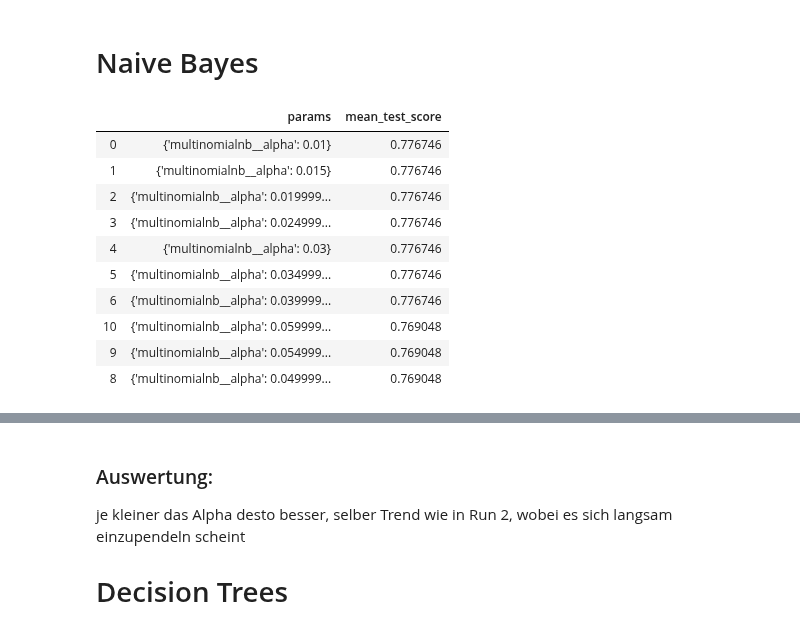
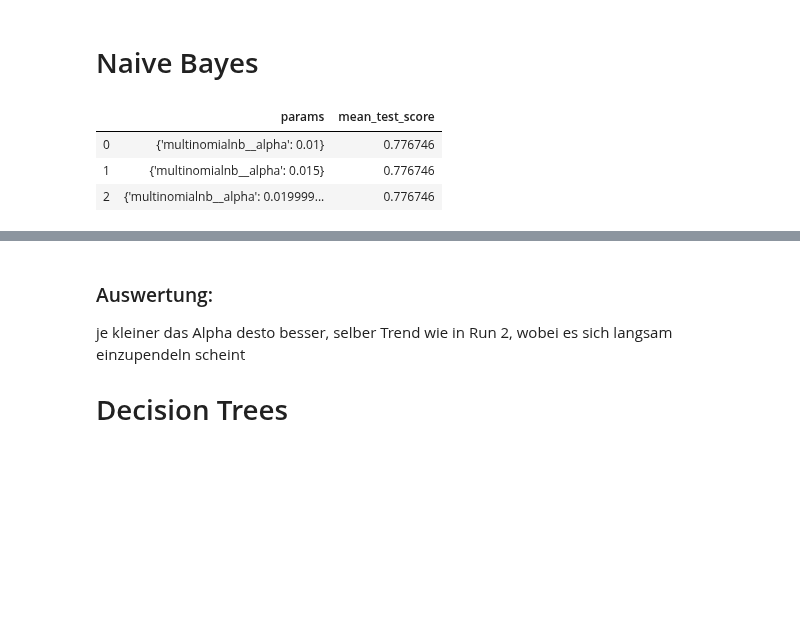
Before and after one commit to LennartKeller/TextklassifikationsProjekt2019, a Jupyter notebook: ReadHyperparamTuningResults.ipynb, the cells around one changed output, grey strips where cells are left out. Saved outputs shown, nothing was run; the diff lists cells and outputs as text; code cells hidden in the pictures; blank space fills up the shorter version.

```diff
--- a/ReadHyperparamTuningResults.ipynb
+++ b/ReadHyperparamTuningResults.ipynb
@@ -488,19 +480,12 @@ Tatsächlich wird das Ergebnis noch besser bei noch höheren C-Werten
 # %% [markdown]
 # Naive Bayes
 # %%
-nb_results3.sort_values('mean_test_score', ascending=False)[['params', 'mean_test_score']][:10]
+nb_results3.sort_values('mean_test_score', ascending=False)[['params', 'mean_test_score']][:3]
 # %% [output]
 |  | params | mean_test_score |
 | 0 | {'multinomialnb__alpha': 0.01} | 0.776746 |
 | 1 | {'multinomialnb__alpha': 0.015} | 0.776746 |
 | 2 | {'multinomialnb__alpha': 0.019999... | 0.776746 |
-| 3 | {'multinomialnb__alpha': 0.024999... | 0.776746 |
-| 4 | {'multinomialnb__alpha': 0.03} | 0.776746 |
-| 5 | {'multinomialnb__alpha': 0.034999... | 0.776746 |
-| 6 | {'multinomialnb__alpha': 0.039999... | 0.776746 |
-| 10 | {'multinomialnb__alpha': 0.059999... | 0.769048 |
-| 9 | {'multinomialnb__alpha': 0.054999... | 0.769048 |
-| 8 | {'multinomialnb__alpha': 0.049999... | 0.769048 |
 # %%
 plot_df = nb_results3.sort_values('mean_test_score', ascending=True)
 plt.plot(list(range(len(plot_df))), plot_df.mean_test_score)
```
Also changed, not shown: parts of 4 cells of this notebook.
